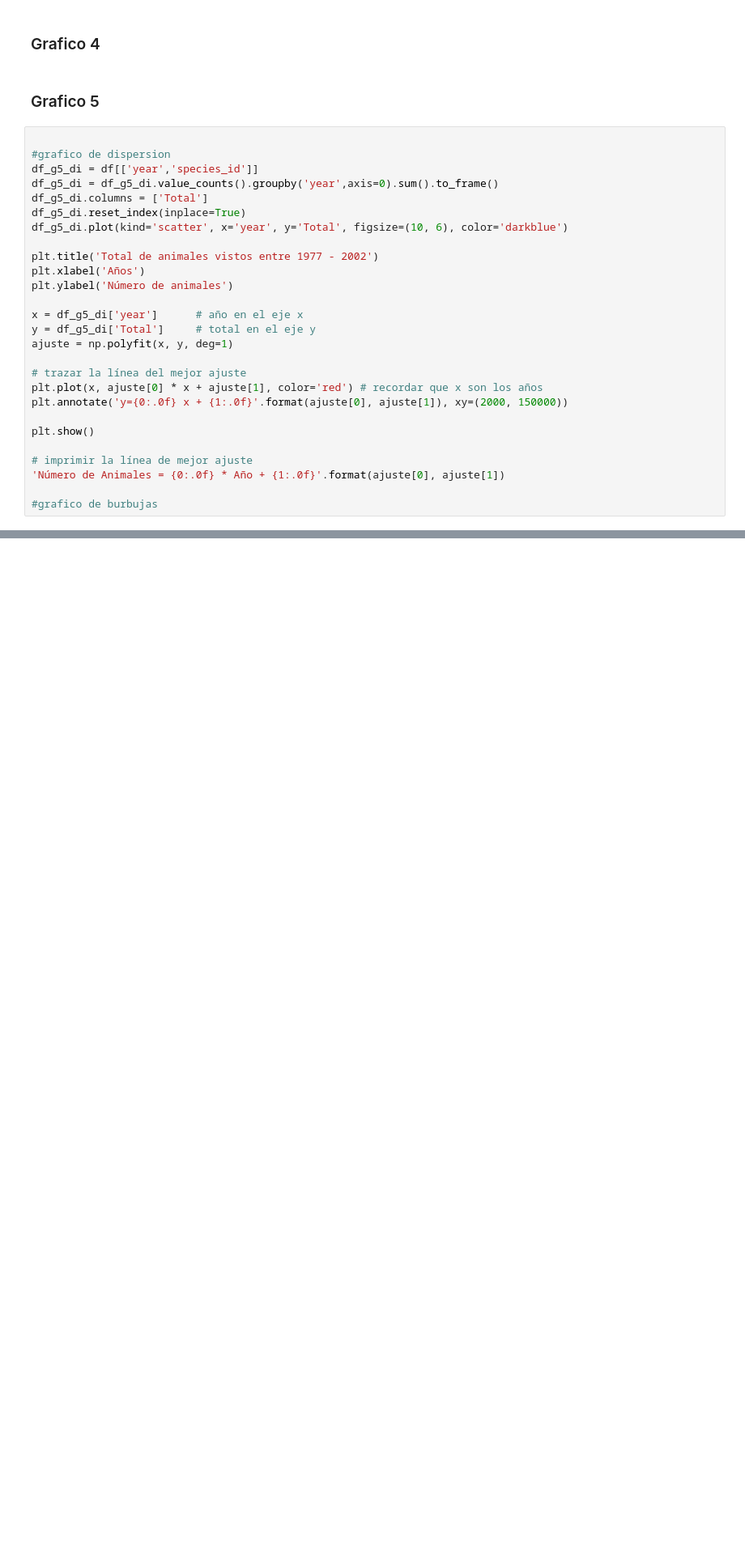
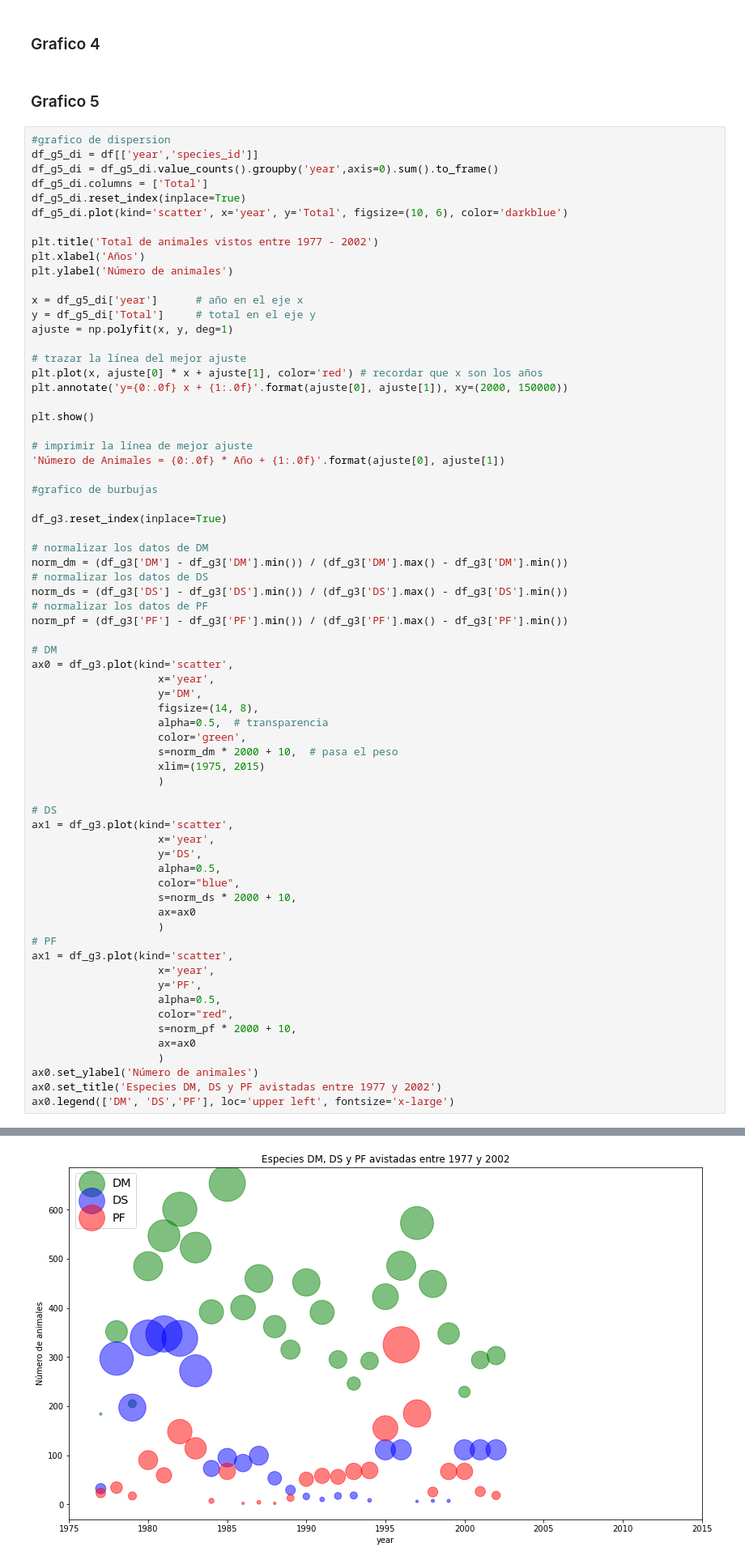
Before and after one commit to Vania-Espinoza/Tarea2-Python, a Jupyter notebook: Tarea3.ipynb, the cells around one changed output, grey strips where cells are left out. Shown at 81% size. Drawn from its saved outputs; the diff is of its cells as text; blank space fills up the shorter version.

```diff
--- a/Tarea3.ipynb
+++ b/Tarea3.ipynb
@@ -114,7 +114,6 @@ plt.show()
 # %% [markdown]
 ### Grafico 5
 # %%
-
 #grafico de dispersion
 df_g5_di = df[['year','species_id']]
 df_g5_di = df_g5_di.value_counts().groupby('year',axis=0).sum().to_frame()
@@ -140,5 +139,47 @@ plt.show()
 'Número de Animales = {0:.0f} * Año + {1:.0f}'.format(ajuste[0], ajuste[1])
 
 #grafico de burbujas
+
+df_g3.reset_index(inplace=True)
+
+# normalizar los datos de DM
+norm_dm = (df_g3['DM'] - df_g3['DM'].min()) / (df_g3['DM'].max() - df_g3['DM'].min())
+# normalizar los datos de DS
+norm_ds = (df_g3['DS'] - df_g3['DS'].min()) / (df_g3['DS'].max() - df_g3['DS'].min())
+# normalizar los datos de PF
+norm_pf = (df_g3['PF'] - df_g3['PF'].min()) / (df_g3['PF'].max() - df_g3['PF'].min())
+
+# DM
+ax0 = df_g3.plot(kind='scatter',
+                    x='year',
+                    y='DM',
+                    figsize=(14, 8),
+                    alpha=0.5,  # transparencia
+                    color='green',
+                    s=norm_dm * 2000 + 10,  # pasa el peso
+                    xlim=(1975, 2015)
+                    )
+
+# DS
+ax1 = df_g3.plot(kind='scatter',
+                    x='year',
+                    y='DS',
+                    alpha=0.5,
+                    color="blue",
+                    s=norm_ds * 2000 + 10,
+                    ax=ax0
+                    )
+# PF
+ax1 = df_g3.plot(kind='scatter',
+                    x='year',
+                    y='PF',
+                    alpha=0.5,
+                    color="red",
+                    s=norm_pf * 2000 + 10,
+                    ax=ax0
+                    )
+ax0.set_ylabel('Número de animales')
+ax0.set_title('Especies DM, DS y PF avistadas entre 1977 y 2002')
+ax0.legend(['DM', 'DS','PF'], loc='upper left', fontsize='x-large')
 # %% [output]
 [figure]
@@ -145,0 +187 @@ plt.show()
+[figure, added]
```
Also changed, not shown: parts of 1 cell of this notebook.
